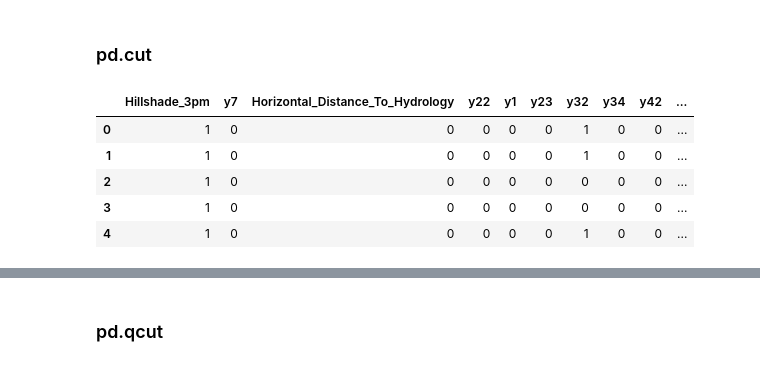
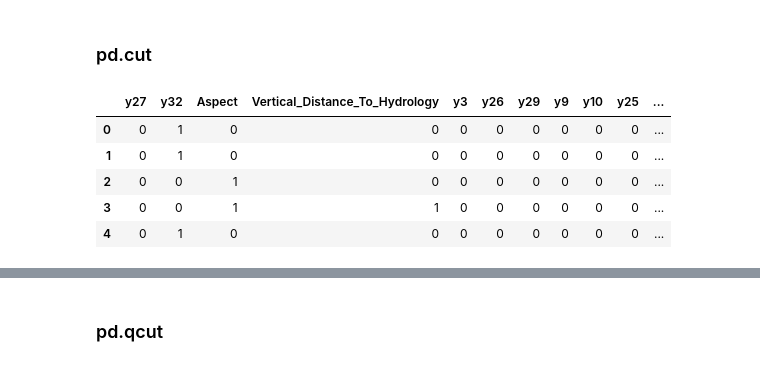
Before and after one commit to MartinXPN/Tecnico, a Jupyter notebook: DataScience/Project - dataset2.ipynb, the cells around one changed output, grey strips where cells are left out. Saved outputs shown, nothing was run; the diff lists cells and outputs as text; code cells hidden in the pictures.

```diff
--- a/DataScience/Project - dataset2.ipynb
+++ b/DataScience/Project - dataset2.ipynb
@@ -756,21 +756,22 @@ from mlxtend.frequent_patterns import apriori, association_rules
 ### pd.cut
 # %%
 # pd.cut
-selected_columns = get_inter_class_important_column_names(data, correlation_threshold=0.1, plot_correlations=False)
-selected_columns = set(selected_columns + ['class'])
+selected_columns = data.columns
+selected_columns = set(selected_columns)
+selected_columns.remove('class')
 
 newdf = data[selected_columns].copy()
 for col in newdf:
-    if not col.startswith('y') and col != 'class':
+    if not col.startswith('y'):
         newdf[col] = pd.cut(newdf[col],3,labels=['0','1','2'])
 newdf.head(5)
 # %% [output]
-|  | Hillshade_3pm | y7 | Horizontal_Distance_To_Hydrology | y22 | y1 | y23 | y32 | y34 | y42 | ... |
-| 0 | 1 | 0 | 0 | 0 | 0 | 0 | 1 | 0 | 0 | ... |
-| 1 | 1 | 0 | 0 | 0 | 0 | 0 | 1 | 0 | 0 | ... |
-| 2 | 1 | 0 | 0 | 0 | 0 | 0 | 0 | 0 | 0 | ... |
-| 3 | 1 | 0 | 0 | 0 | 0 | 0 | 0 | 0 | 0 | ... |
-| 4 | 1 | 0 | 0 | 0 | 0 | 0 | 1 | 0 | 0 | ... |
+|  | y27 | y32 | Aspect | Vertical_Distance_To_Hydrology | y3 | y26 | y29 | y9 | y10 | y25 | ... |
+| 0 | 0 | 1 | 0 | 0 | 0 | 0 | 0 | 0 | 0 | 0 | ... |
+| 1 | 0 | 1 | 0 | 0 | 0 | 0 | 0 | 0 | 0 | 0 | ... |
+| 2 | 0 | 0 | 1 | 0 | 0 | 0 | 0 | 0 | 0 | 0 | ... |
+| 3 | 0 | 0 | 1 | 1 | 0 | 0 | 0 | 0 | 0 | 0 | ... |
+| 4 | 0 | 1 | 0 | 0 | 0 | 0 | 0 | 0 | 0 | 0 | ... |
 # %%
 dummylist = []
 for att in newdf:
```
Also changed, not shown: parts of 8 cells of this notebook, 1 other file.
